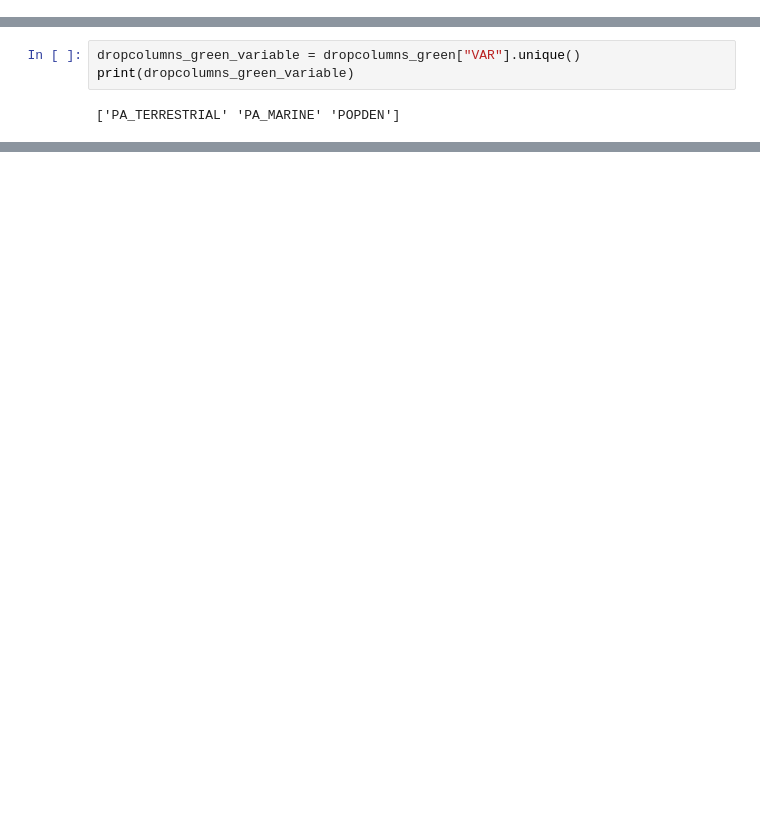
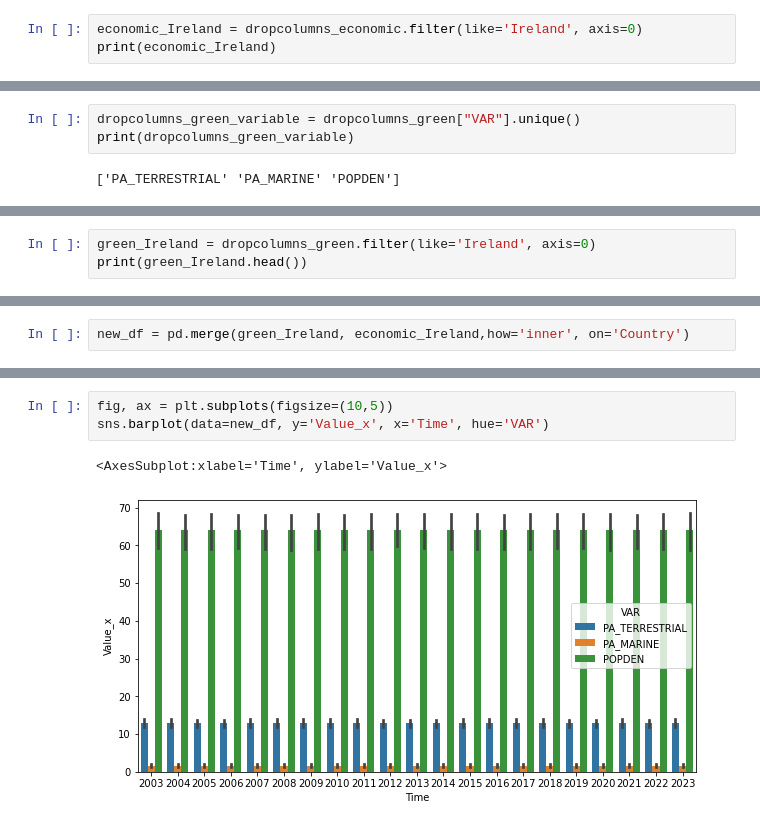
Before and after one commit to BoSuto/Data-analysis-for-business-March-2022-, a Jupyter notebook: Population, Economics & Green Growth.ipynb, the cells around one changed output, grey strips where cells are left out. Saved outputs shown, nothing was run; the diff lists cells and outputs as text; blank space fills up the shorter version.

```diff
--- a/Population, Economics & Green Growth.ipynb
+++ b/Population, Economics & Green Growth.ipynb
@@ -715,3 +726,6 @@ dropcolumns_green= green_country.drop(['Flag Codes','Flags','Reference Period Co
 print(dropcolumns_green.shape,green.shape)
 # %% [output]
 (4279, 8) (4279, 13)
+# %%
+economic_Ireland = dropcolumns_economic.filter(like='Ireland', axis=0)
+print(economic_Ireland)
@@ -811,0 +765,3 @@ Index(['VAR', 'Year', 'Unit_x', 'PowerCode_x', 'Value_x', 'Sex', 'Age',
+# %%
+green_Ireland = dropcolumns_green.filter(like='Ireland', axis=0)
+print(green_Ireland.head())
@@ -811,0 +784,2 @@ Index(['VAR', 'Year', 'Unit_x', 'PowerCode_x', 'Value_x', 'Sex', 'Age',
+# %%
+new_df = pd.merge(green_Ireland, economic_Ireland,how='inner', on='Country')
@@ -811,0 +799,6 @@ Index(['VAR', 'Year', 'Unit_x', 'PowerCode_x', 'Value_x', 'Sex', 'Age',
+# %%
+fig, ax = plt.subplots(figsize=(10,5))
+sns.barplot(data=new_df, y='Value_x', x='Time', hue='VAR')
+# %% [output]
+<AxesSubplot:xlabel='Time', ylabel='Value_x'>
+[figure, added]
```
Also changed, not shown: parts of 13 cells of this notebook.
